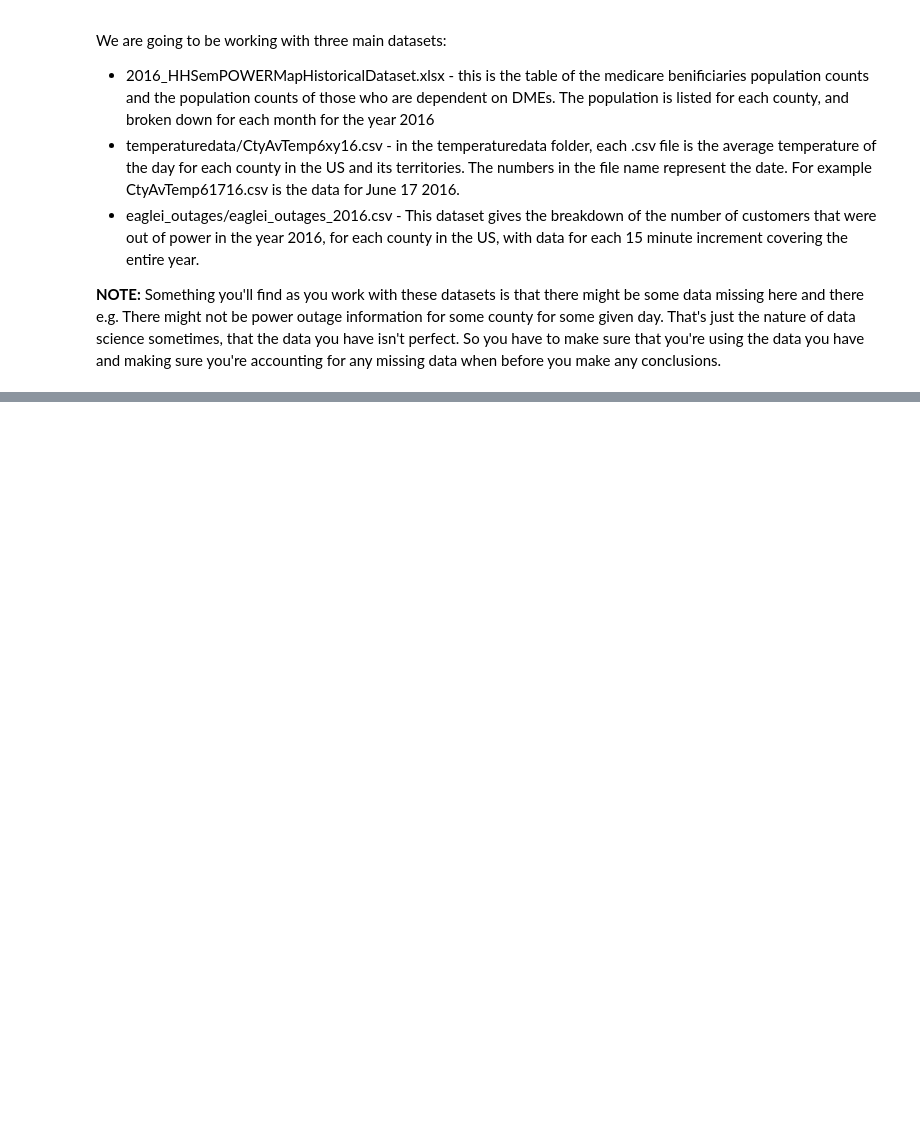
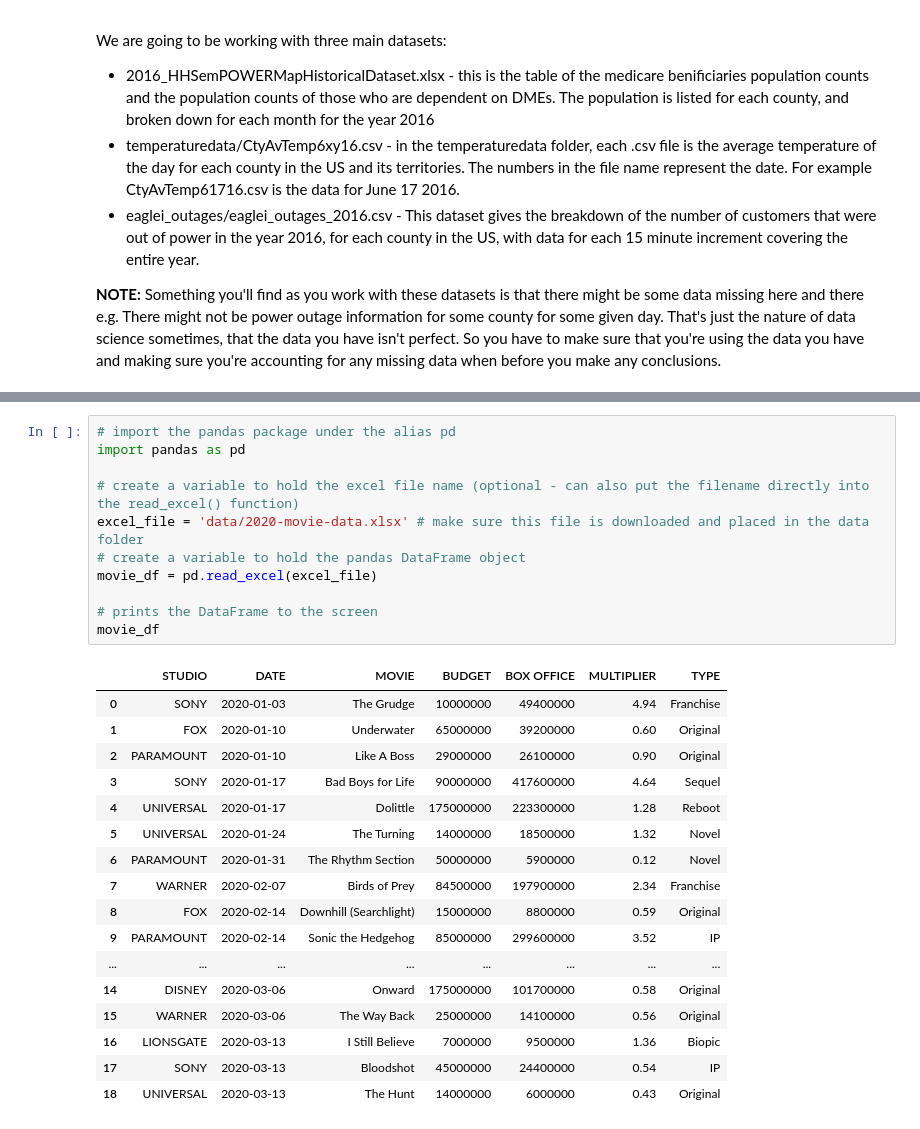
Before and after one commit to secondspass/power_outages_medically_vulnerable_populations, a Jupyter notebook: main.ipynb, the cells around one changed output, grey strips where cells are left out. Cells and saved outputs as stored; diff of their text form; blank space fills up the shorter version.

```diff
--- a/main.ipynb
+++ b/main.ipynb
@@ -80,0 +113,29 @@ Now that your familiar with navigating the data with google docs and making char
+# %%
+# import the pandas package under the alias pd
+import pandas as pd
+
+# create a variable to hold the excel file name (optional - can also put the filename directly into the read_excel() function)
+excel_file = 'data/2020-movie-data.xlsx' # make sure this file is downloaded and placed in the data folder
+# create a variable to hold the pandas DataFrame object
+movie_df = pd.read_excel(excel_file)
+
+# prints the DataFrame to the screen
+movie_df
+# %% [output]
+|  | STUDIO | DATE | MOVIE | BUDGET | BOX OFFICE | MULTIPLIER | TYPE |
+| 0 | SONY | 2020-01-03 | The Grudge | 10000000 | 49400000 | 4.94 | Franchise |
+| 1 | FOX | 2020-01-10 | Underwater | 65000000 | 39200000 | 0.60 | Original |
+| 2 | PARAMOUNT | 2020-01-10 | Like A Boss | 29000000 | 26100000 | 0.90 | Original |
+| 3 | SONY | 2020-01-17 | Bad Boys for Life | 90000000 | 417600000 | 4.64 | Sequel |
+| 4 | UNIVERSAL | 2020-01-17 | Dolittle | 175000000 | 223300000 | 1.28 | Reboot |
+| 5 | UNIVERSAL | 2020-01-24 | The Turning | 14000000 | 18500000 | 1.32 | Novel |
+| 6 | PARAMOUNT | 2020-01-31 | The Rhythm Section | 50000000 | 5900000 | 0.12 | Novel |
+| 7 | WARNER | 2020-02-07 | Birds of Prey | 84500000 | 197900000 | 2.34 | Franchise |
+| 8 | FOX | 2020-02-14 | Downhill (Searchlight) | 15000000 | 8800000 | 0.59 | Original |
+| 9 | PARAMOUNT | 2020-02-14 | Sonic the Hedgehog | 85000000 | 299600000 | 3.52 | IP |
+| ... | ... | ... | ... | ... | ... | ... | ... |
+| 14 | DISNEY | 2020-03-06 | Onward | 175000000 | 101700000 | 0.58 | Original |
+| 15 | WARNER | 2020-03-06 | The Way Back | 25000000 | 14100000 | 0.56 | Original |
+| 16 | LIONSGATE | 2020-03-13 | I Still Believe | 7000000 | 9500000 | 1.36 | Biopic |
+| 17 | SONY | 2020-03-13 | Bloodshot | 45000000 | 24400000 | 0.54 | IP |
+| 18 | UNIVERSAL | 2020-03-13 | The Hunt | 14000000 | 6000000 | 0.43 | Original |
```
Also changed, not shown: parts of 20 cells of this notebook.
